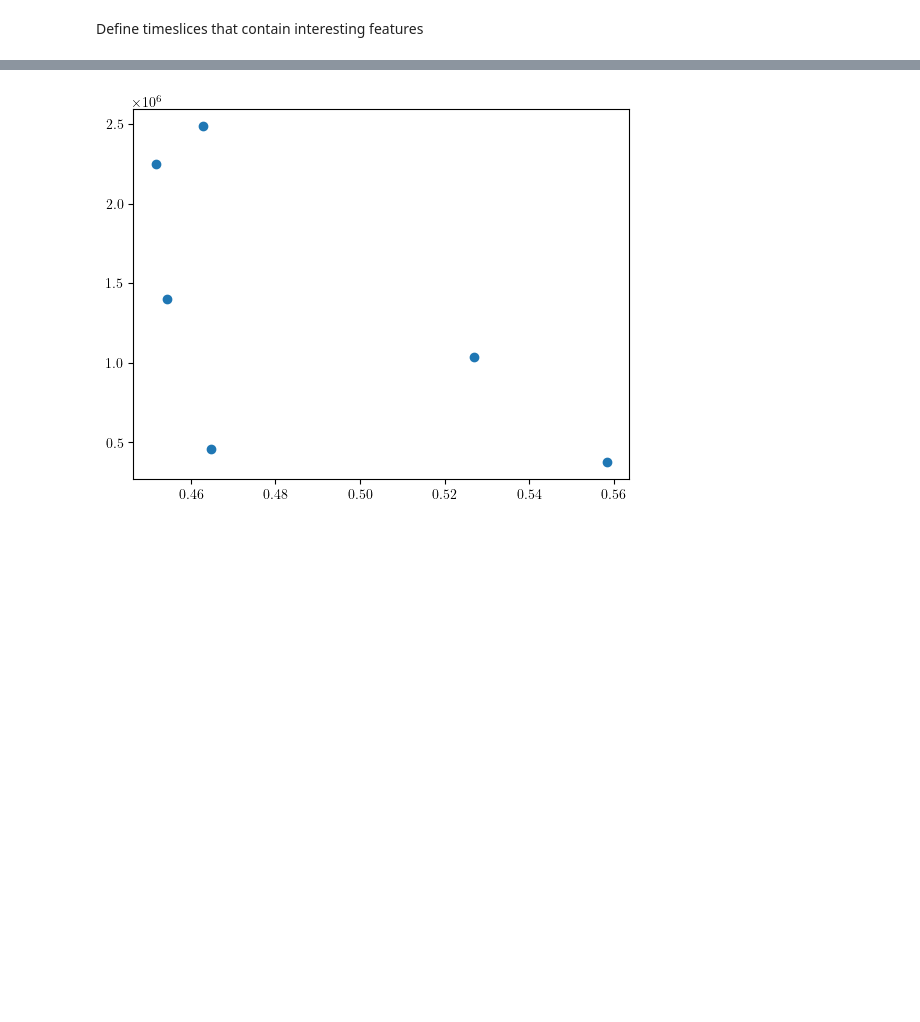
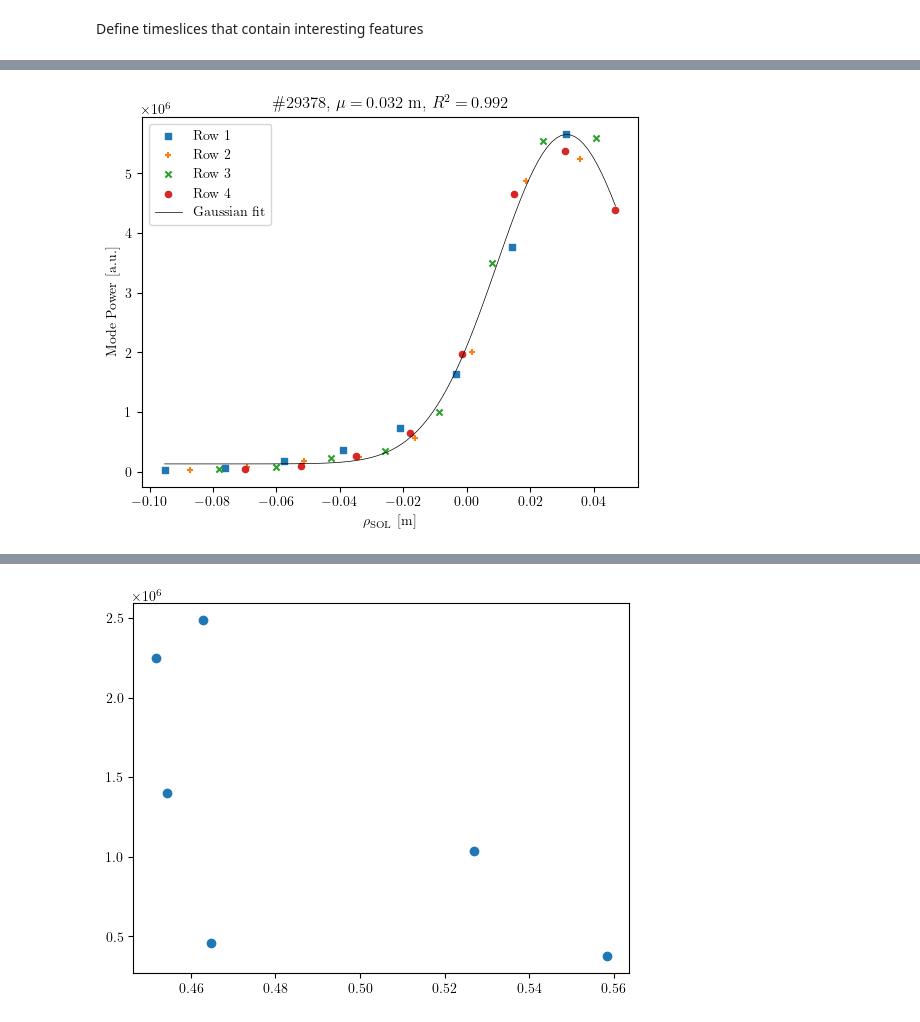
Before and after one commit to ajcaplan/Project_Work, a Jupyter notebook: powers.ipynb, the cells around one changed output, grey strips where cells are left out. Drawn from its saved outputs; the diff is of its cells as text; code cells hidden in the pictures; blank space fills up the shorter version.

```diff
--- a/powers.ipynb
+++ b/powers.ipynb
@@ -264,0 +312,59 @@ plt.show()
+# %%
+elm_125_ch_franges = [
+    [95000,150000],
+    [100000,160000],
+    [100000,135000],
+]
+
+elm_precursor_ch_franges = [ # Not working
+    [20000,35000],
+    [20000,35000],
+    [18000,24500],
+    [17000,22500]
+]
+all_pts = []
+all_rs = []
+
+w = 0 # beyond 2 and strength is too weak for 125
+for row in range(4):
+    pts = np.array([])
+    rs = []
+    for col in range(8):
+        f_arr, kf_matrix = fft_channel(bes_time, fluct_data, row*8+col, elm_125[w])
+        frange = elm_125_ch_franges[w]
+        p = get_f_profile(f_arr, kf_matrix, [50e3, 200e3], plot=False, vlines=frange, smooth_pts=5)
+        pt = get_f_area(p[0], p[1], frange)
+        pts = np.append(pts, pt)
+        rs.append(channel_sol_dist(equilib_time, equilib_R, equilib_Z, equilib_psi, apdpos, elm_125[w], row*8+col))
+    all_pts.append(pts)
+    all_rs.append(rs)
+
+fig, ax = plt.subplots(1,1)
+for i in range(len(all_pts)):
+    ax.scatter(all_rs[i], all_pts[i], marker=markers[i], s=20, label="Row " + str(i+1))
+
+pts = np.asarray(all_pts).flatten()
+rs = np.asarray(all_rs).flatten()
+
+# If removing anomalied from fit
+#pts = np.delete(pts,7)
+#rs = np.delete(rs,7)
+
+popt, pcov = curve_fit(gaussian, rs, pts)
+residuals = pts - gaussian(rs, *popt)
+ss_res = np.sum(residuals**2)
+ss_tot = np.sum((pts - np.mean(pts))**2)
+r_squared = 1 - (ss_res / ss_tot)
+fit_x = np.linspace(rs[0], rs[-1], 100)
+fit_y = gaussian(fit_x, *popt)
+ax.plot(fit_x, fit_y, "k", linewidth=0.5, label="Gaussian fit")
+
+ax.set_xlabel(r"$\rho_{\rm SOL}$ [m]")
+ax.set_ylabel("Mode Power [a.u.]")
+ax.legend()
+ax.set_title(shotlabel + ", $\mu=\,$" + str(np.round(popt[1],3)) + " m, $R^2=\,$" + str(np.round(r_squared,3)))
+
+#plt.savefig("rad_125_w"+str(w+1)+".pdf", bbox_inches="tight")
+plt.show()
+# %% [output]
+[figure, added]
```
Also changed, not shown: parts of 16 cells of this notebook, 3 other files.
